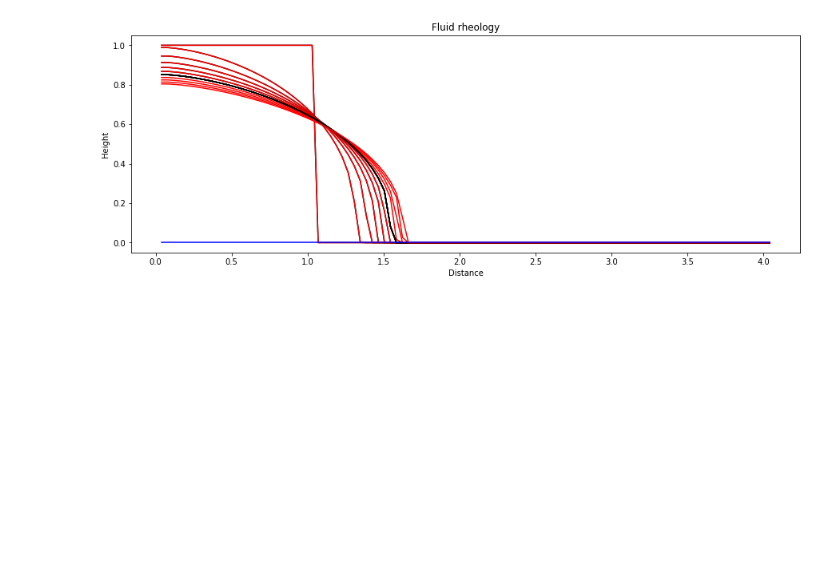
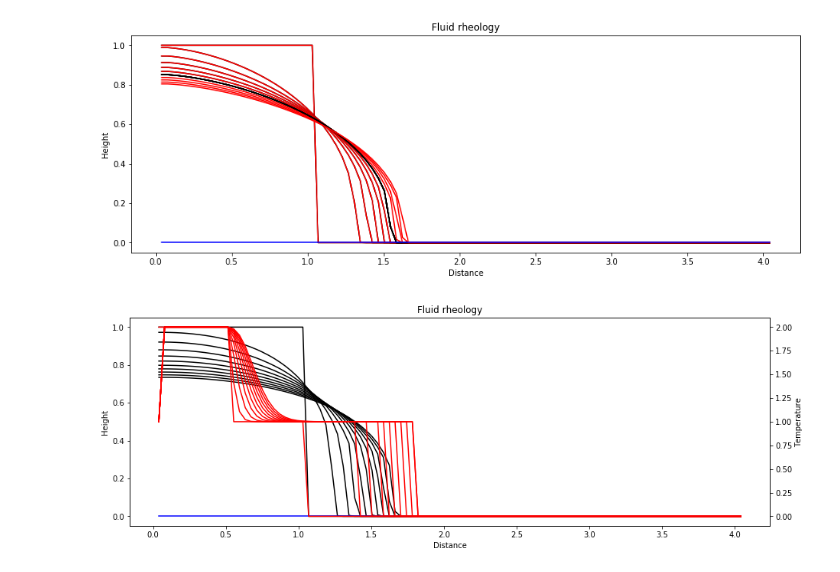
Before and after one commit to JanineBirnbaum18/3-phase-flow, a Jupyter notebook: Homogeneous flow.ipynb, the cells around one changed output. Saved outputs shown, nothing was run; the diff lists cells and outputs as text; code cells hidden in the pictures; blank space fills up the shorter version.

```diff
--- a/Homogeneous flow.ipynb
+++ b/Homogeneous flow.ipynb
@@ -323,0 +411,54 @@ ax.set_title('Fluid rheology');
+# %%
+H = 1 # reservoir height in m
+L = 1  # reservoir length in m
+
+# Discretize domain
+m = 100
+x = np.linspace(0, 4*L, m+2)
+dx = x[1] - x[0]
+
+ts = 5 # time in s
+i = 10000
+
+theta = 30*np.ones(m+2)
+
+# Dimensional
+g = 10   # gravitational acceleration m/s^2
+k_T = 0  # thermal conductivity
+cp = 1   # thermal diffusivity
+
+n = np.ones((i+2,m+2)) # power law exponent
+K = np.ones((i+2,m+2))  # consistency in Pas
+rho = np.ones((i+2,m+2)) # density in kg/m^3
+tauy = 0*np.ones((i+2,m+2)) # yield stress in Pa
+
+# Initial condition
+h0 = np.zeros(m+2)
+h0[x<=L] = H
+T0 = np.zeros(m+2)
+T0[x<=L] = 1
+T0[x<=L/2] = 2
+T_lft = 2*np.ones(i+2)
+
+theta = np.zeros_like(x)
+x_trans = np.cumsum(cosd(theta)*dx)
+z0 = np.cumsum(sind(-theta)*dx)
+z0 -= np.min(z0)
+
+h, t, Y, T = damBreak_T(x, h0, T0, T_lft, theta, rho, K, tauy, n, g, k_T, cp, ts, i)
+
+
+fig,ax = plt.subplots(figsize=(15,5))
+ax2 = ax.twinx()
+for k in 1000*np.arange(10):
+    ax.plot(x_trans,h[k,:].transpose()*cosd(theta) + z0,'k-',label='Herschel-Bulkley');
+    ax2.plot(x_trans,T[k,:].transpose()*cosd(theta) + z0,'r-',label='Herschel-Bulkley');
+ax.plot(x_trans,h[-1,:].transpose()*cosd(theta) + z0,'k-',label='Herschel-Bulkley');
+ax2.plot(x_trans,T[-1,:].transpose()*cosd(theta) + z0,'r-',label='Herschel-Bulkley');
+ax.plot(x_trans,z0,'b-',label='Slope');
+ax.set_xlabel('Distance')
+ax.set_ylabel('Height')
+ax2.set_ylabel('Temperature')
+ax.set_title('Fluid rheology');
+# %% [output]
+[figure, added]
```
Also changed, not shown: parts of 1 cell of this notebook.
